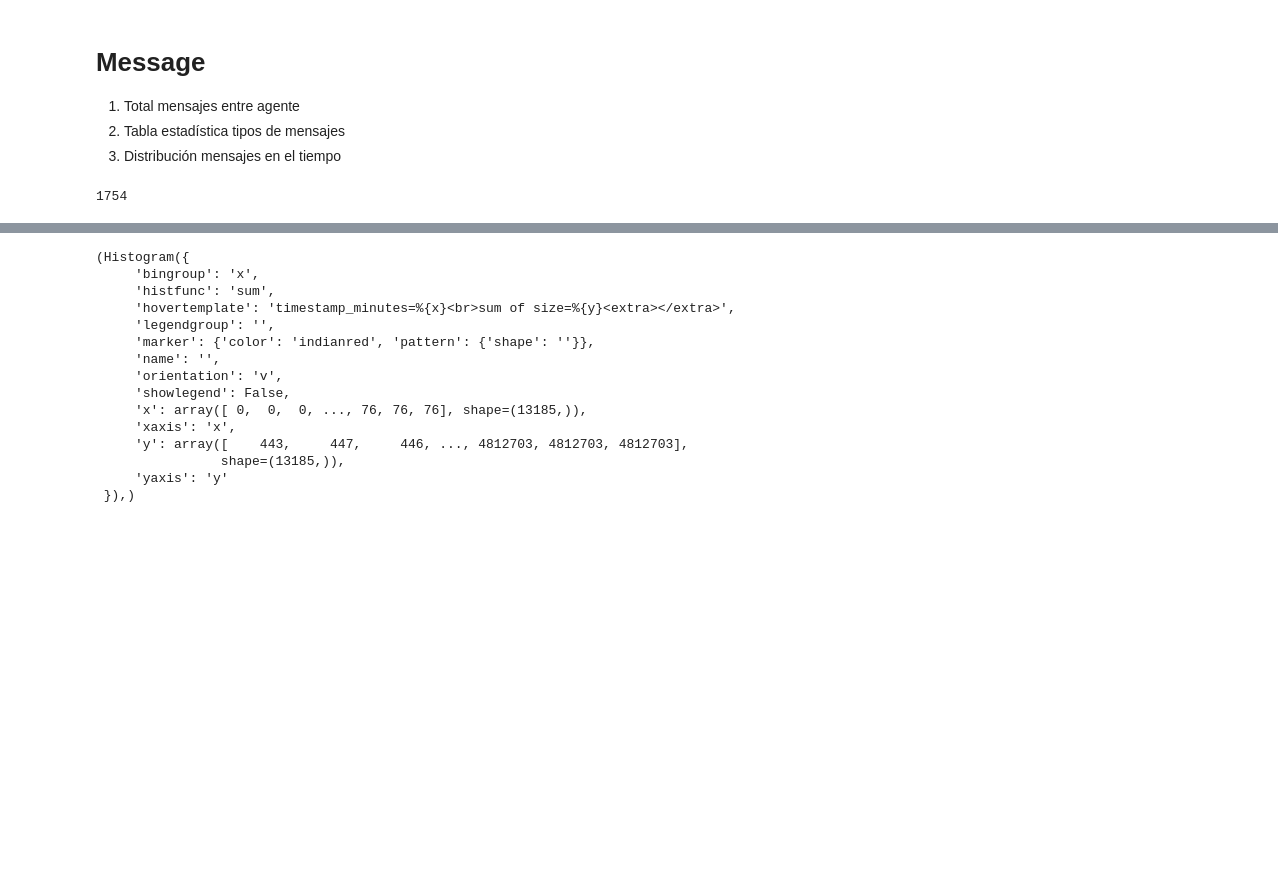
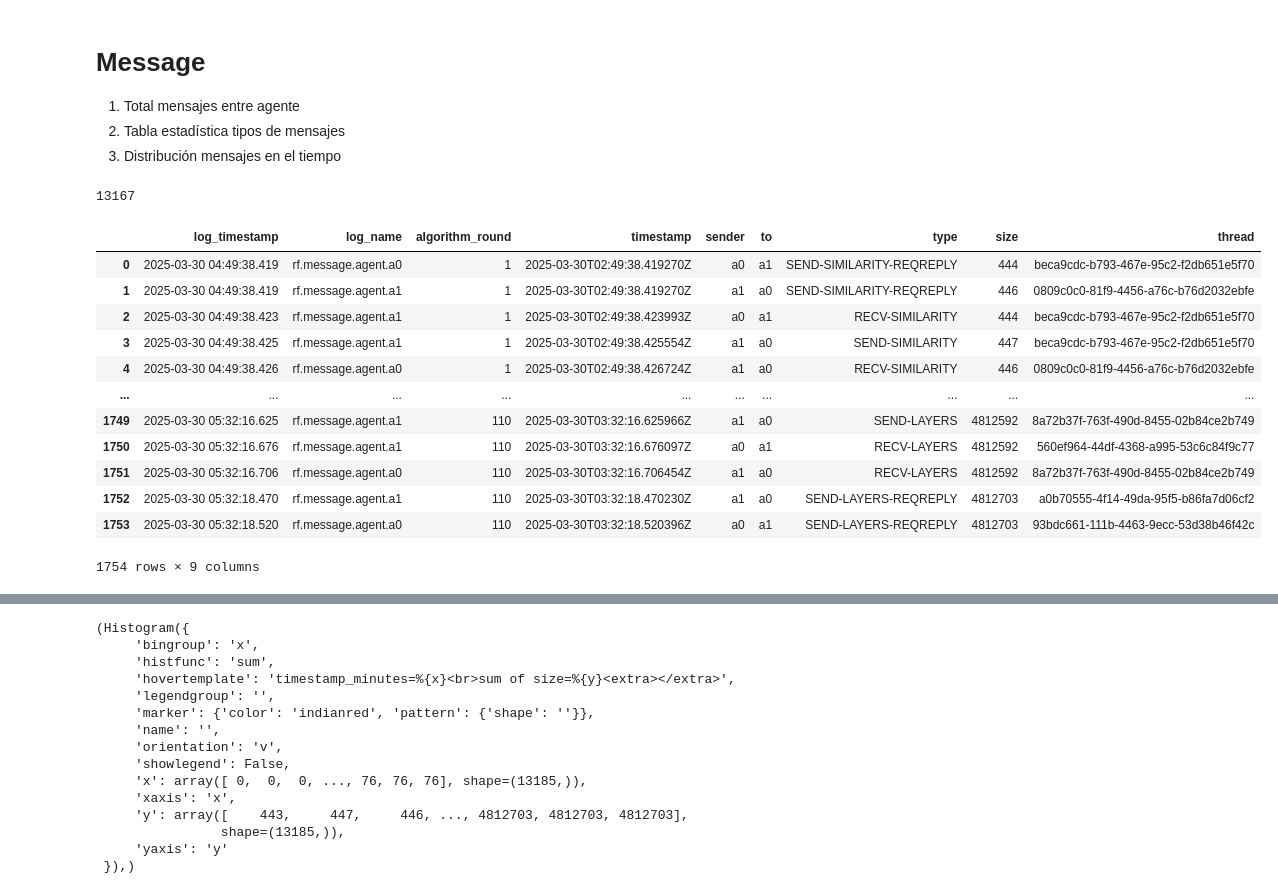
Before and after one commit to logosamuel02/tfg_samuel, a Jupyter notebook: vis/analysis/aed.ipynb, the cells around one changed output, grey strips where cells are left out. Cells and saved outputs as stored; diff of their text form; code cells hidden in the pictures; blank space fills up the shorter version.

```diff
--- a/vis/analysis/aed.ipynb
+++ b/vis/analysis/aed.ipynb
@@ -126,0 +141,25 @@ print(variables)
+# %%
+import random
+import numpy as np
+e = 0.1
+init = [0.2, 0.4, 0.6, 0.8]
+opts = np.array([0,1,2,3])
+values = []
+for i in range(0,35):
+    values.append(init.copy())
+    for x in range(2):
+        r = random.choice(opts)
+        l = [0,1,2,3]
+        l.pop(r)
+        for j in l:
+            init[r] = (1-e)*init[r] + e*init[j]
+
+
+
+import plotly.express as px
+import pandas as pd
+values
+df = pd.DataFrame(values)
+df
+fig = px.line(df)
+fig
@@ -393,7 +501,7 @@ import pandas as pd
 import plotly.express as px
 import plotly.figure_factory as ff
 
-data = pd.read_csv(r"C:/Users/samue/OneDrive/Escritorio/Tareas UNI/tfg/tfg_samuel/vis/xperiments/experimentos_con_cnn/02_non_complete/raw/message.csv")
+data = pd.read_csv(r"C:/Users/samue/OneDrive/Escritorio/Tareas UNI/tfg/tfg_samuel/vis/xperiments/experimentos_con_cnn/05_non_ring/raw/message.csv")
 print(len(data))
 data.sender = list(map(lambda x: x.split("@")[0], data.sender))
 data.to = list(map(lambda x: x.split("@")[0], data.to))
@@ -405,7 +513,7 @@ fig.update_traces(text=df_cross, texttemplate="<b>%{text}</b>")
 fig.update_xaxes(side="top")
 fig.update_layout(title_text="Total de mensajes enviados entre agentes")
 # %% [output]
-1754
+13167
 # %%
 data = data[["sender", "to", "size"]]
 data.sender = list(map(lambda x: x.split("@")[0], data.sender))
@@ -440,3 +548,19 @@ stats = data.groupby("type").agg(
     maximum_size=('size', 'max')
 ).reset_index().round(2)
 ff.create_table(stats)
+# %%
+data
+# %% [output]
+|  | log_timestamp | log_name | algorithm_round | timestamp | sender | to | type | size | thread |
+| 0 | 2025-03-30 04:49:38.419 | rf.message.agent.a0 | 1 | 2025-03-30T02:49:38.419270Z | a0 | a1 | SEND-SIMILARITY-REQREPLY | 444 | beca9cdc-b793-467e-95c2-f2db651e5f70 |
+| 1 | 2025-03-30 04:49:38.419 | rf.message.agent.a1 | 1 | 2025-03-30T02:49:38.419270Z | a1 | a0 | SEND-SIMILARITY-REQREPLY | 446 | 0809c0c0-81f9-4456-a76c-b76d2032ebfe |
+| 2 | 2025-03-30 04:49:38.423 | rf.message.agent.a1 | 1 | 2025-03-30T02:49:38.423993Z | a0 | a1 | RECV-SIMILARITY | 444 | beca9cdc-b793-467e-95c2-f2db651e5f70 |
+| 3 | 2025-03-30 04:49:38.425 | rf.message.agent.a1 | 1 | 2025-03-30T02:49:38.425554Z | a1 | a0 | SEND-SIMILARITY | 447 | beca9cdc-b793-467e-95c2-f2db651e5f70 |
+| 4 | 2025-03-30 04:49:38.426 | rf.message.agent.a0 | 1 | 2025-03-30T02:49:38.426724Z | a1 | a0 | RECV-SIMILARITY | 446 | 0809c0c0-81f9-4456-a76c-b76d2032ebfe |
+| ... | ... | ... | ... | ... | ... | ... | ... | ... | ... |
+| 1749 | 2025-03-30 05:32:16.625 | rf.message.agent.a1 | 110 | 2025-03-30T03:32:16.625966Z | a1 | a0 | SEND-LAYERS | 4812592 | 8a72b37f-763f-490d-8455-02b84ce2b749 |
+| 1750 | 2025-03-30 05:32:16.676 | rf.message.agent.a1 | 110 | 2025-03-30T03:32:16.676097Z | a0 | a1 | RECV-LAYERS | 4812592 | 560ef964-44df-4368-a995-53c6c84f9c77 |
+| 1751 | 2025-03-30 05:32:16.706 | rf.message.agent.a0 | 110 | 2025-03-30T03:32:16.706454Z | a1 | a0 | RECV-LAYERS | 4812592 | 8a72b37f-763f-490d-8455-02b84ce2b749 |
+| 1752 | 2025-03-30 05:32:18.470 | rf.message.agent.a1 | 110 | 2025-03-30T03:32:18.470230Z | a1 | a0 | SEND-LAYERS-REQREPLY | 4812703 | a0b70555-4f14-49da-95f5-b86fa7d06cf2 |
+| 1753 | 2025-03-30 05:32:18.520 | rf.message.agent.a0 | 110 | 2025-03-30T03:32:18.520396Z | a0 | a1 | SEND-LAYERS-REQREPLY | 4812703 | 93bdc661-111b-4463-9ecc-53d38b46f42c |
+1754 rows × 9 columns
```
Also changed, not shown: parts of 21 cells of this notebook, 16 other files.
